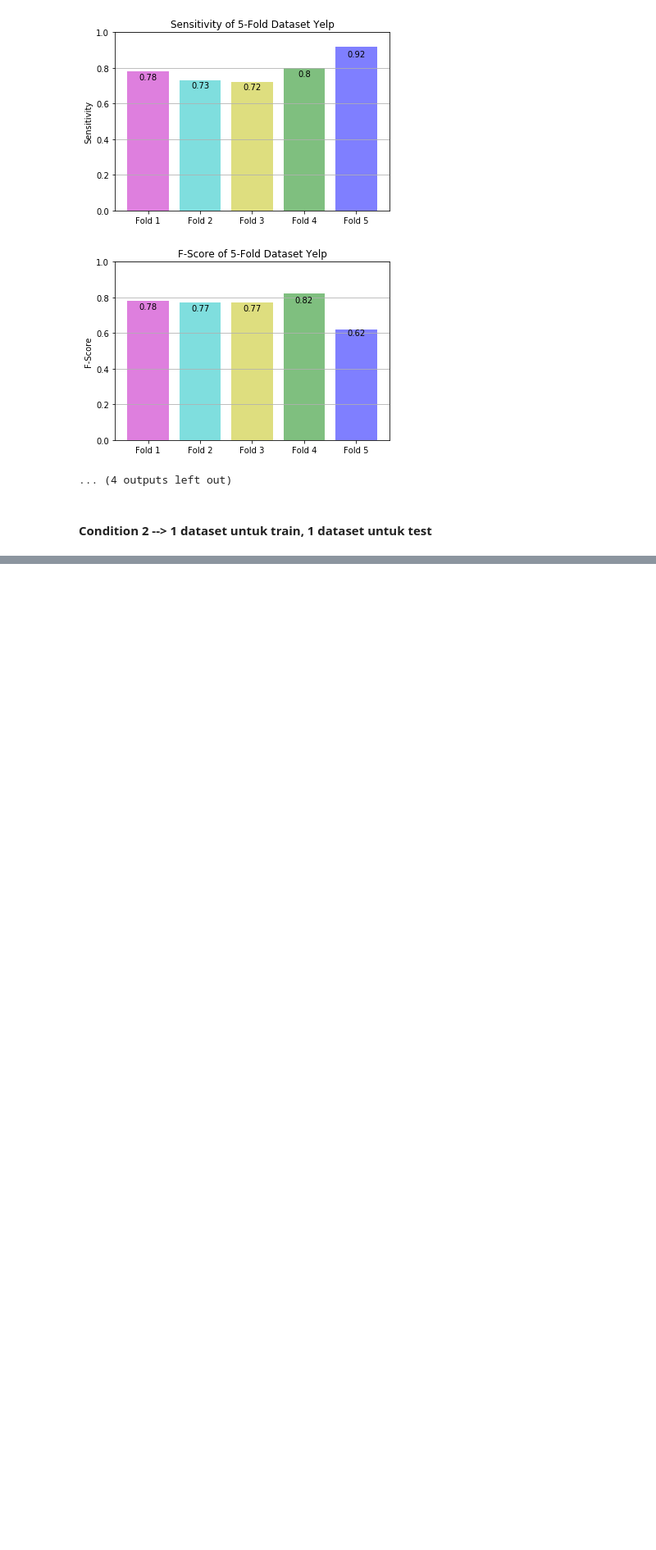
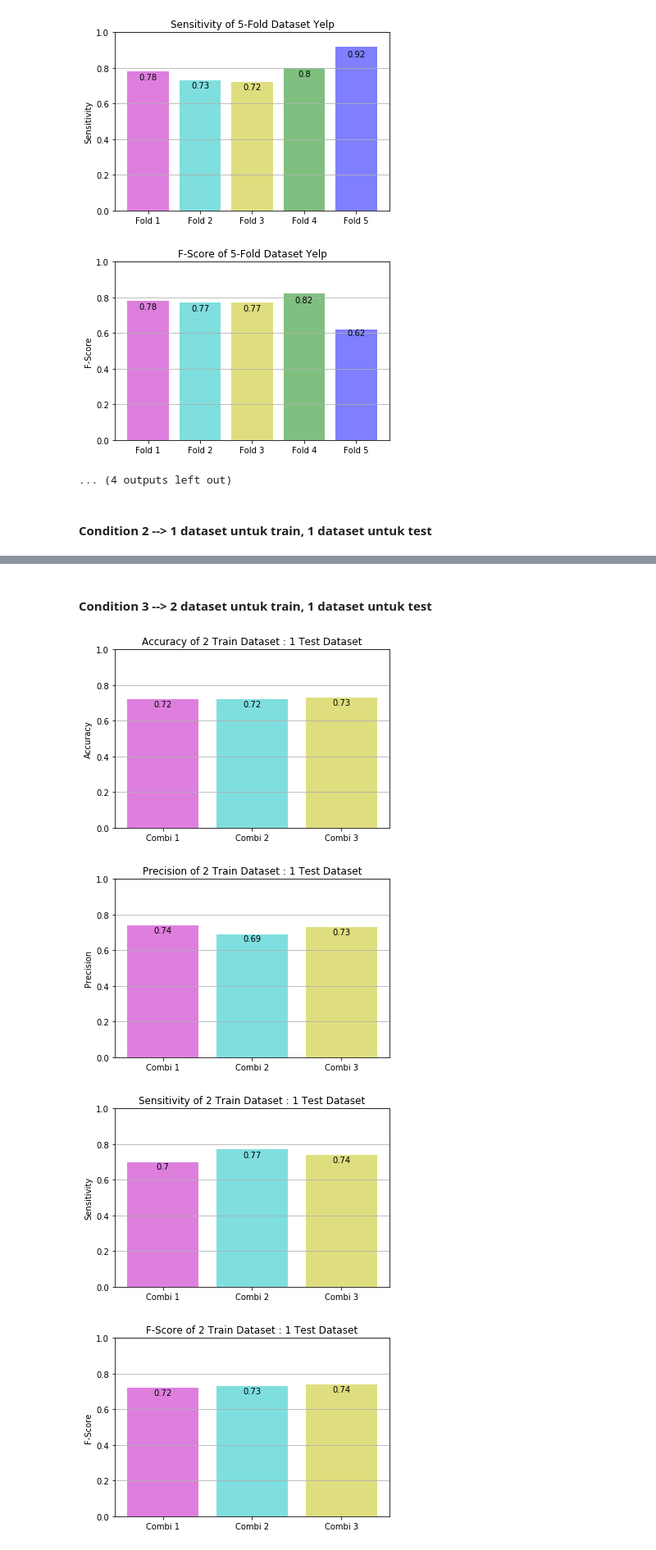
Before and after one commit to thomaswb12/Naive-Bayes-Sentiment-Analysis, a Jupyter notebook: naive_bayes.ipynb, the cells around one changed output, grey strips where cells are left out. Shown at 82% size. Saved outputs shown, nothing was run; the diff lists cells and outputs as text; code cells hidden in the pictures; blank space fills up the shorter version.

```diff
--- a/naive_bayes.ipynb
+++ b/naive_bayes.ipynb
@@ -191,0 +192,28 @@ create_bar_chart(fscore_list, materials, 'F-Score', 'F-Score of 1 Train Dataset
+# %% [markdown]
+#### Condition 3 --> 2 dataset untuk train, 1 dataset untuk test
+# %%
+list_index = np.arange(len(data))
+loo = LeaveOneOut()
+accuracy_list = []
+precision_list = []
+sensitivity_list = []
+fscore_list = []
+materials = ['Combi ' + str(i+1) for i in range(len(list_index))]
+for train, test in loo.split(list_index):
+    classifier = naivebayes.NaiveBayesClassifier.train(np.concatenate((data[train[0]][['feature','sentiment']].values,data[train[1]][['feature','sentiment']].values)))
+    predicted = classifier.classify_many(data[test[0]]['feature'].values)
+    accuracy_list.append(round(accuracy_score(data[test[0]]['sentiment'].values, predicted), 2))
+    precision_list.append(round(precision_score(data[test[0]]['sentiment'].values, predicted), 2))
+    sensitivity_list.append(round(recall_score(data[test[0]]['sentiment'].values, predicted), 2))
+    fscore_list.append(round(f1_score(data[test[0]]['sentiment'].values, predicted), 2))
+
+# create bar chart for 2 train dataset : 1 test dataset
+create_bar_chart(accuracy_list, materials, 'Accuracy', 'Accuracy of 2 Train Dataset : 1 Test Dataset')
+create_bar_chart(precision_list, materials, 'Precision', 'Precision of 2 Train Dataset : 1 Test Dataset')
+create_bar_chart(sensitivity_list, materials, 'Sensitivity', 'Sensitivity of 2 Train Dataset : 1 Test Dataset')
+create_bar_chart(fscore_list, materials, 'F-Score', 'F-Score of 2 Train Dataset : 1 Test Dataset')
+# %% [output]
+[figure, added]
+[figure, added]
+[figure, added]
+[figure, added]
```
Also changed, not shown: parts of 1 cell of this notebook.
